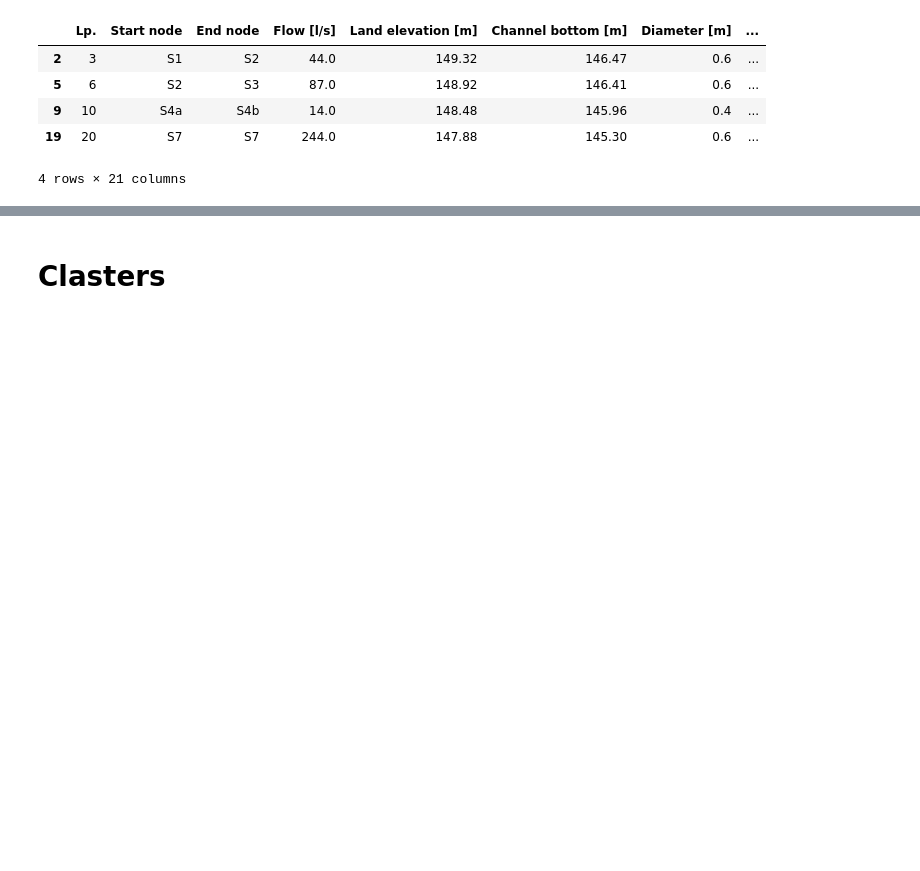
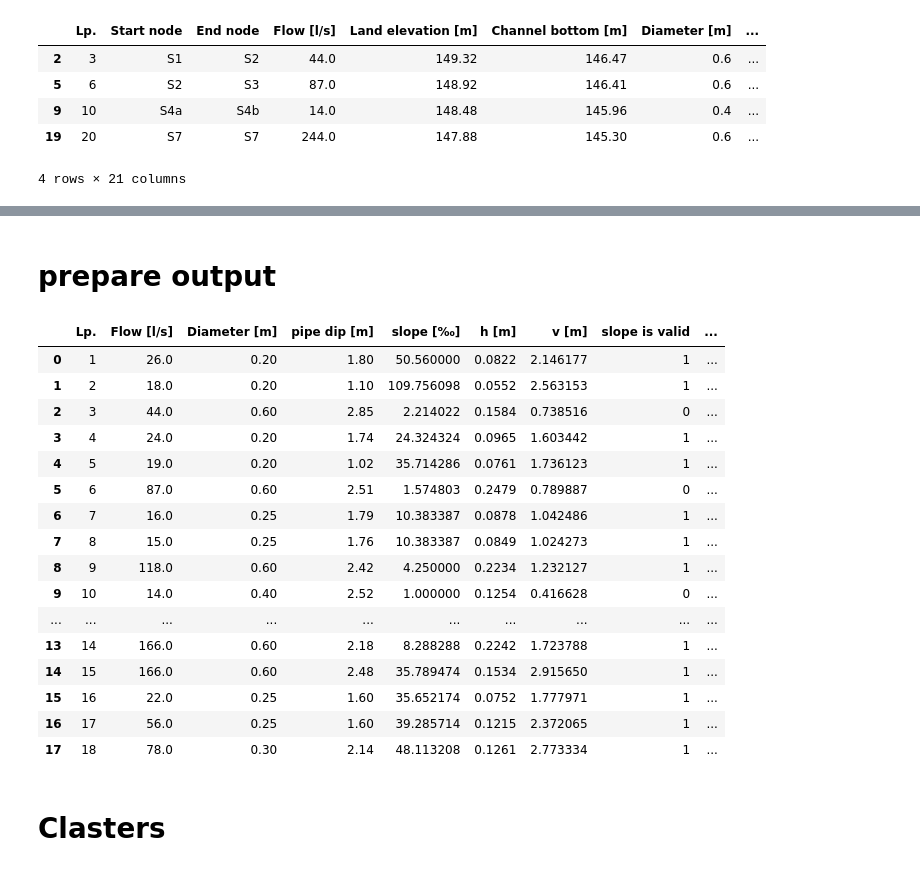
Before and after one commit to BuczynskiRafal/pipe_calculations, a Jupyter notebook: fuzzy logic.ipynb, the cells around one changed output, grey strips where cells are left out. Saved outputs shown, nothing was run; the diff lists cells and outputs as text; code cells hidden in the pictures; blank space fills up the shorter version.

```diff
--- a/fuzzy logic.ipynb
+++ b/fuzzy logic.ipynb
@@ -465,4 +464,30 @@ print(get_populate(result))
 [figure]
+# %% [markdown]
+# prepare output
+# %%
+df_output = df.copy()
+df.columns
+df_output.drop(columns=['Start node', 'End node', 'Land elevation  [m]', 'Channel bottom [m]', 'Length [m]', 'h max [m]', 'slope min [‰]', 'slope max [‰]', 'dip is valid', 'h is valid'], axis=1, inplace=True)
+
+df_output.head(18)
+# %% [output]
+|  | Lp. | Flow [l/s] | Diameter [m] | pipe dip [m] | slope [‰] | h [m] | v [m] | slope is valid | ... |
+| 0 | 1 | 26.0 | 0.20 | 1.80 | 50.560000 | 0.0822 | 2.146177 | 1 | ... |
+| 1 | 2 | 18.0 | 0.20 | 1.10 | 109.756098 | 0.0552 | 2.563153 | 1 | ... |
+| 2 | 3 | 44.0 | 0.60 | 2.85 | 2.214022 | 0.1584 | 0.738516 | 0 | ... |
+| 3 | 4 | 24.0 | 0.20 | 1.74 | 24.324324 | 0.0965 | 1.603442 | 1 | ... |
+| 4 | 5 | 19.0 | 0.20 | 1.02 | 35.714286 | 0.0761 | 1.736123 | 1 | ... |
+| 5 | 6 | 87.0 | 0.60 | 2.51 | 1.574803 | 0.2479 | 0.789887 | 0 | ... |
+| 6 | 7 | 16.0 | 0.25 | 1.79 | 10.383387 | 0.0878 | 1.042486 | 1 | ... |
+| 7 | 8 | 15.0 | 0.25 | 1.76 | 10.383387 | 0.0849 | 1.024273 | 1 | ... |
+| 8 | 9 | 118.0 | 0.60 | 2.42 | 4.250000 | 0.2234 | 1.232127 | 1 | ... |
+| 9 | 10 | 14.0 | 0.40 | 2.52 | 1.000000 | 0.1254 | 0.416628 | 0 | ... |
+| ... | ... | ... | ... | ... | ... | ... | ... | ... | ... |
+| 13 | 14 | 166.0 | 0.60 | 2.18 | 8.288288 | 0.2242 | 1.723788 | 1 | ... |
+| 14 | 15 | 166.0 | 0.60 | 2.48 | 35.789474 | 0.1534 | 2.915650 | 1 | ... |
+| 15 | 16 | 22.0 | 0.25 | 1.60 | 35.652174 | 0.0752 | 1.777971 | 1 | ... |
+| 16 | 17 | 56.0 | 0.25 | 1.60 | 39.285714 | 0.1215 | 2.372065 | 1 | ... |
+| 17 | 18 | 78.0 | 0.30 | 2.14 | 48.113208 | 0.1261 | 2.773334 | 1 | ... |
 # %% [markdown]
 # Clasters
 # %%
```
Also changed, not shown: parts of 5 cells of this notebook.
